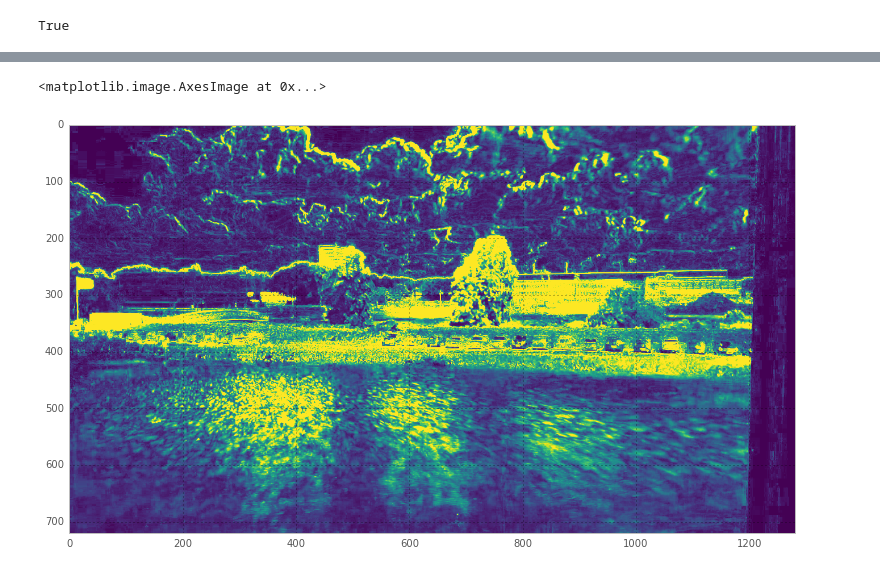
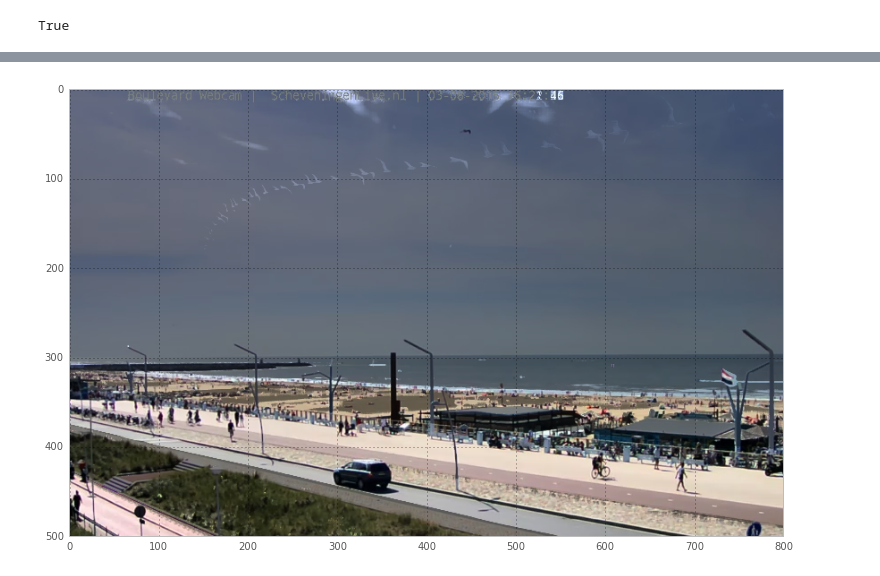
Before and after one commit to SiggyF/notebooks, a Jupyter notebook: argus1star.ipynb, the cells around one changed output, grey strips where cells are left out. Drawn from its saved outputs; the diff is of its cells as text; code cells hidden in the pictures.

```diff
--- a/argus1star.ipynb
+++ b/argus1star.ipynb
@@ -86,6 +95,9 @@ axes[1].imshow(np.sqrt(var), cmap=cmocean.cm.optiond)
-# %%
-plt.figure(figsize=(13,8))
-plt.imshow(np.sqrt(var), cmap=cmocean.cm.optiond, vmax=9)
-# %% [output]
-<matplotlib.image.AxesImage at 0x...>
-[figure, removed]
+# %%
+from IPython.html.widgets import interact
+def plot(min, max):
+    plt.figure(figsize=(13,8))
+
+    plt.imshow((snaps[0] * np.maximum(np.minimum((np.tile(np.sqrt(var)[:,:,np.newaxis], 3)/10), min), max)).astype('uint8'))
+interact(plot, min=(0,1.0), max=(0,1.0))
+# %% [output]
+[figure, added]
```
Also changed, not shown: parts of 6 cells of this notebook.
